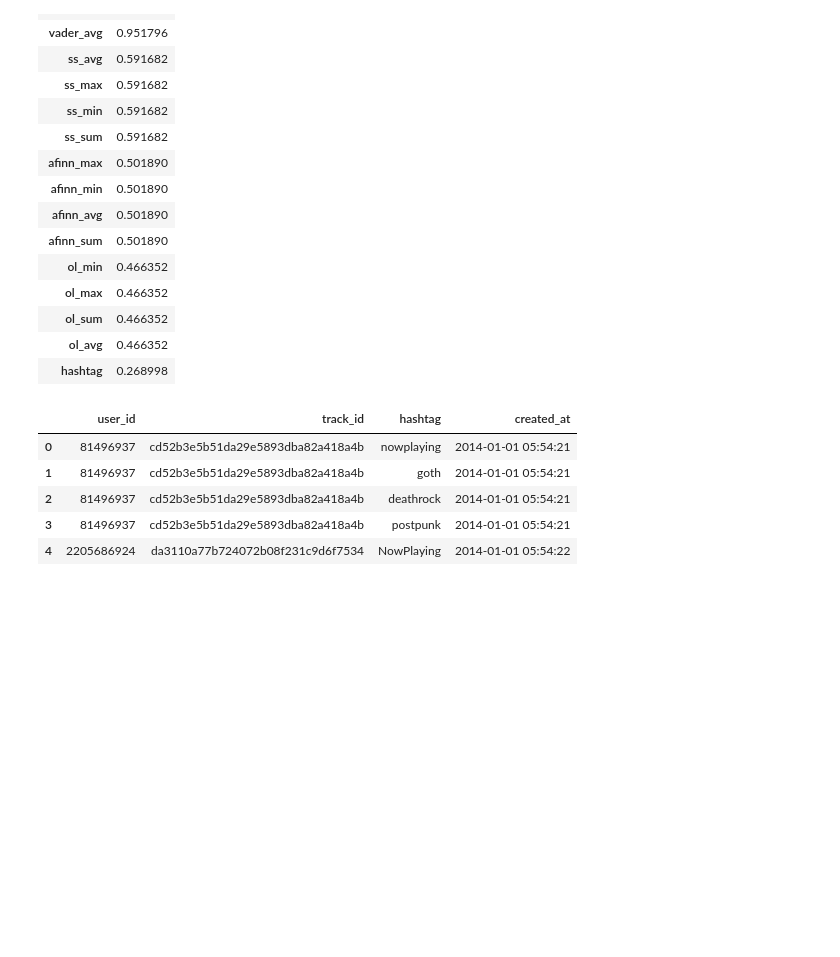
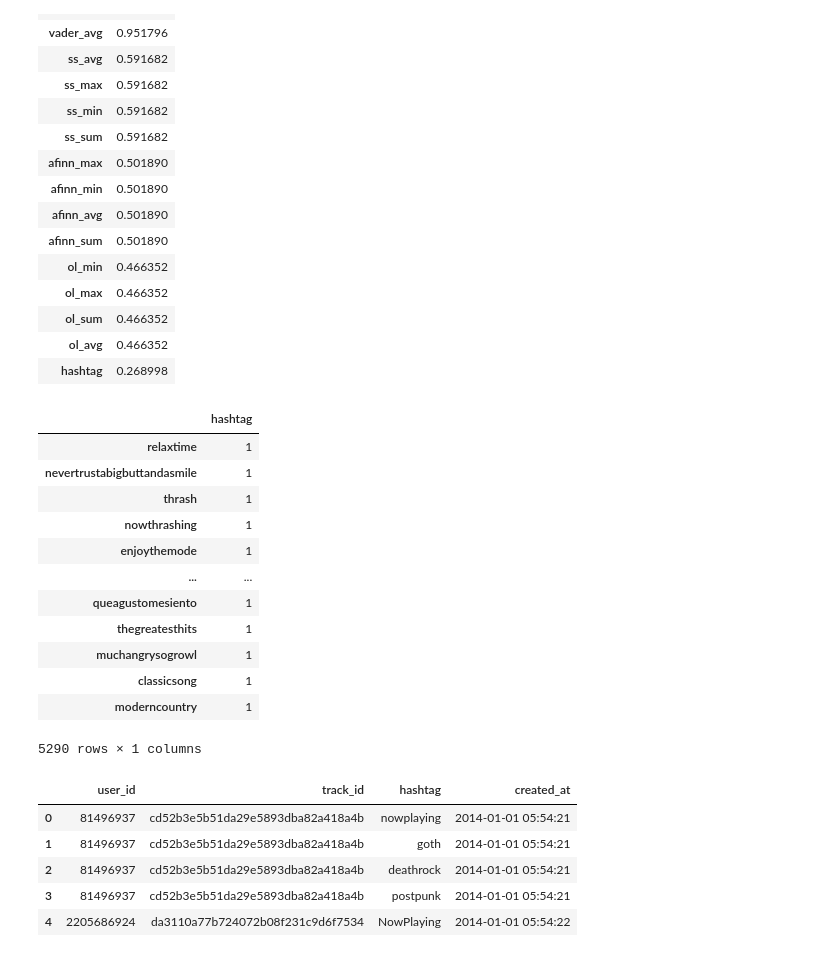
Before and after one commit to jormedinavic/Music-Recommendations, a Jupyter notebook: Music Recommendation.ipynb, the cells around one changed output. Drawn from its saved outputs; the diff is of its cells as text; code cells hidden in the pictures; blank space fills up the shorter version.

```diff
--- a/Music Recommendation.ipynb
+++ b/Music Recommendation.ipynb
@@ -200,6 +259,22 @@ col_count: 17
 | ol_sum | 0.466352 |
 | ol_avg | 0.466352 |
 | hashtag | 0.268998 |
+# %%
+sent_df['hashtag'].value_counts().to_frame()         # .index
+# %% [output]
+|  | hashtag |
+| relaxtime | 1 |
+| nevertrustabigbuttandasmile | 1 |
+| thrash | 1 |
+| nowthrashing | 1 |
+| enjoythemode | 1 |
+| ... | ... |
+| queagustomesiento | 1 |
+| thegreatesthits | 1 |
+| muchangrysogrowl | 1 |
+| classicsong | 1 |
+| moderncountry | 1 |
+5290 rows × 1 columns
 # %%
 utht_df.head()
 # %% [output]
```
Also changed, not shown: parts of 15 cells of this notebook.
